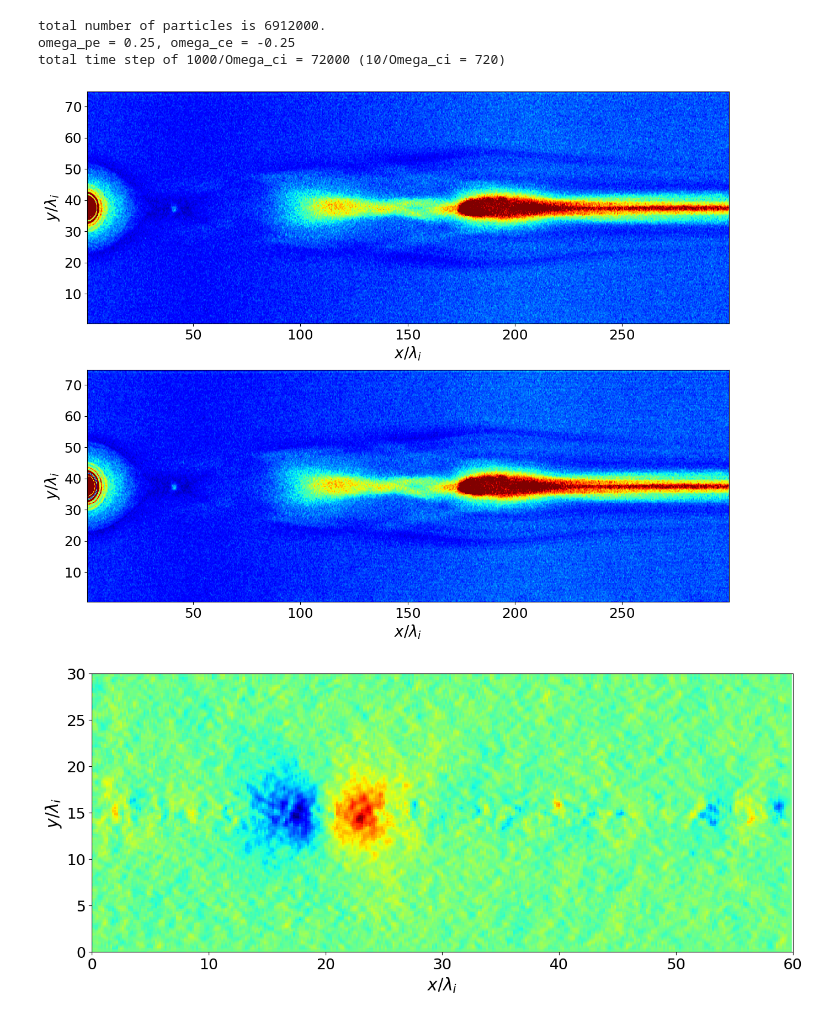
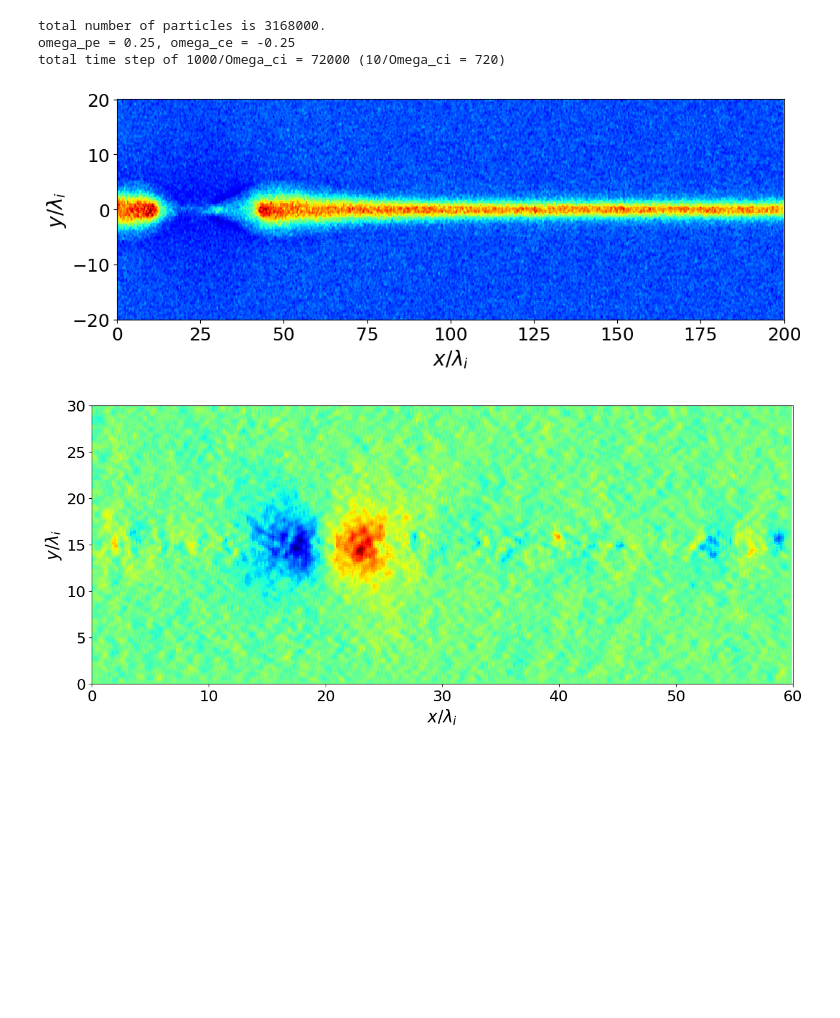
Before and after one commit to keita-akutagawa/pic_cpp_oop, a Jupyter notebook: examples_2D/mr2008_triple/PIC2D_plot_mr2008.ipynb, the cells around one changed output. Cells and saved outputs as stored; diff of their text form; code cells hidden in the pictures; blank space fills up the shorter version.

```diff
--- a/examples_2D/mr2008_triple/PIC2D_plot_mr2008.ipynb
+++ b/examples_2D/mr2008_triple/PIC2D_plot_mr2008.ipynb
@@ -40,8 +40,8 @@ beta_i = n_i * T_i / (B0**2 / 2 / mu_0)
 
 dx = 1.0
 dy = 1.0
-n_x = int(ion_inertial_length * 300)
-n_y = int(ion_inertial_length * 75)
+n_x = int(ion_inertial_length * 200)
+n_y = int(ion_inertial_length * 50)
 x_min = 0.0 * dx
 y_min = 0.0 * dy
 x_max = n_x * dx
@@ -61,36 +61,34 @@ print(f"total number of particles is {n_particle}.")
 print(f"omega_pe = {omega_pe}, omega_ce = {omega_ce}")
 print(f"total time step of 1000/Omega_ci = {int(1000 / omega_ci/dt)} (10/Omega_ci = {int(10/omega_ci/dt)})")
 # %% [output]
-total number of particles is 6912000.
+total number of particles is 3168000.
 omega_pe = 0.25, omega_ce = -0.25
 total time step of 1000/Omega_ci = 72000 (10/Omega_ci = 720)
 # %%
-dirname = "results_mr=50-9_n=2"
-file_num = 20000
+dirname = "results_mr=200-9_n=2"
+file_num = 5000
 zeroth_moment_ion = np.loadtxt(f'{dirname}/mr2008_zeroth_moment_ion_{file_num}.txt', delimiter=',').reshape(n_x, n_y)
 zeroth_moment_electron = np.loadtxt(f'{dirname}/mr2008_zeroth_moment_electron_{file_num}.txt', delimiter=',').reshape(n_x, n_y)
+B = np.loadtxt(f'{dirname}/mr2008_B_{file_num}.txt', delimiter=',').reshape(3, n_x, n_y)
 
-fig = plt.figure(figsize=(15, 12))
-ax1 = fig.add_subplot(211)
-ax2 = fig.add_subplot(212)
+start_y = np.arange(0, 10, 0.1)
+start_points = np.array([np.zeros(start_y.shape)+x_max/ion_inertial_length-1, start_y])
 
-X, Y = np.meshgrid(x_coordinate, y_coordinate) / ion_inertial_length
+fig = plt.figure(figsize=(12, 4))
+ax1 = fig.add_subplot(111)
+
+X, Y = np.meshgrid(x_coordinate, y_coordinate - y_max/2) / ion_inertial_length
 
 mappable = ax1.pcolormesh(X, Y, cv2.blur(zeroth_moment_ion.T/n_i, (3, 3)), cmap='jet', vmin=0, vmax=2)
+#ax1.streamplot(X, Y, B[0, :, :].T, B[1, :, :].T, broken_streamlines=False,
+#                  start_points=start_points.T, color='white', density = 100, linewidth=2, arrowsize=0)
 ax1.set_xlabel('$x / \lambda_i$', fontsize=20)
 ax1.set_ylabel('$y / \lambda_i$', fontsize=20)
-ax1.set_xlim(0.5 * dx, (x_max - dx)/ion_inertial_length)
-ax1.set_ylim(0.5 * dy, (y_max - dy)/ion_inertial_length)
+ax1.set_xlim(0.0, x_max/ion_inertial_length+0.1)
+ax1.set_ylim(-20.0, 20.0+0.1)
 ax1.tick_params(labelsize=18)
-
-mappable = ax2.pcolormesh(X, Y, cv2.blur(zeroth_moment_electron.T/n_e, (3, 3)), cmap='jet', vmin=0, vmax=2)
-ax2.set_xlabel('$x / \lambda_i$', fontsize=20)
-ax2.set_ylabel('$y / \lambda_i$', fontsize=20)
-ax2.set_xlim(0.5 * dx, (x_max - dx)/ion_inertial_length)
-ax2.set_ylim(0.5 * dy, (y_max - dy)/ion_inertial_length)
-ax2.tick_params(labelsize=18)
 # %% [output]
-[figure, old version]
+[figure, new version]
 # %%
 fig = plt.figure(figsize=(15, 6))
 ax = fig.add_subplot(111)
```
Also changed, not shown: parts of 2 cells of this notebook, 1 other file.
